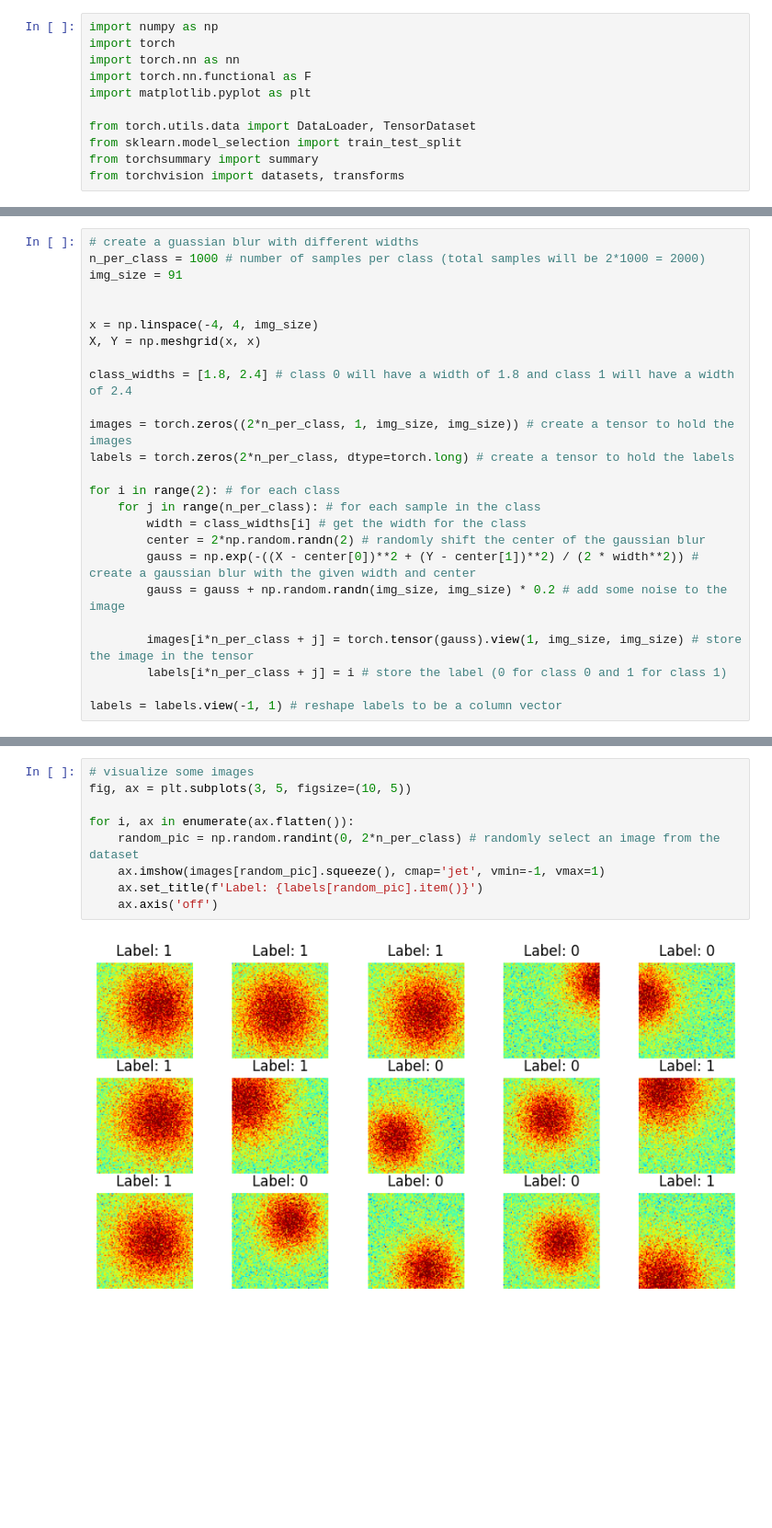
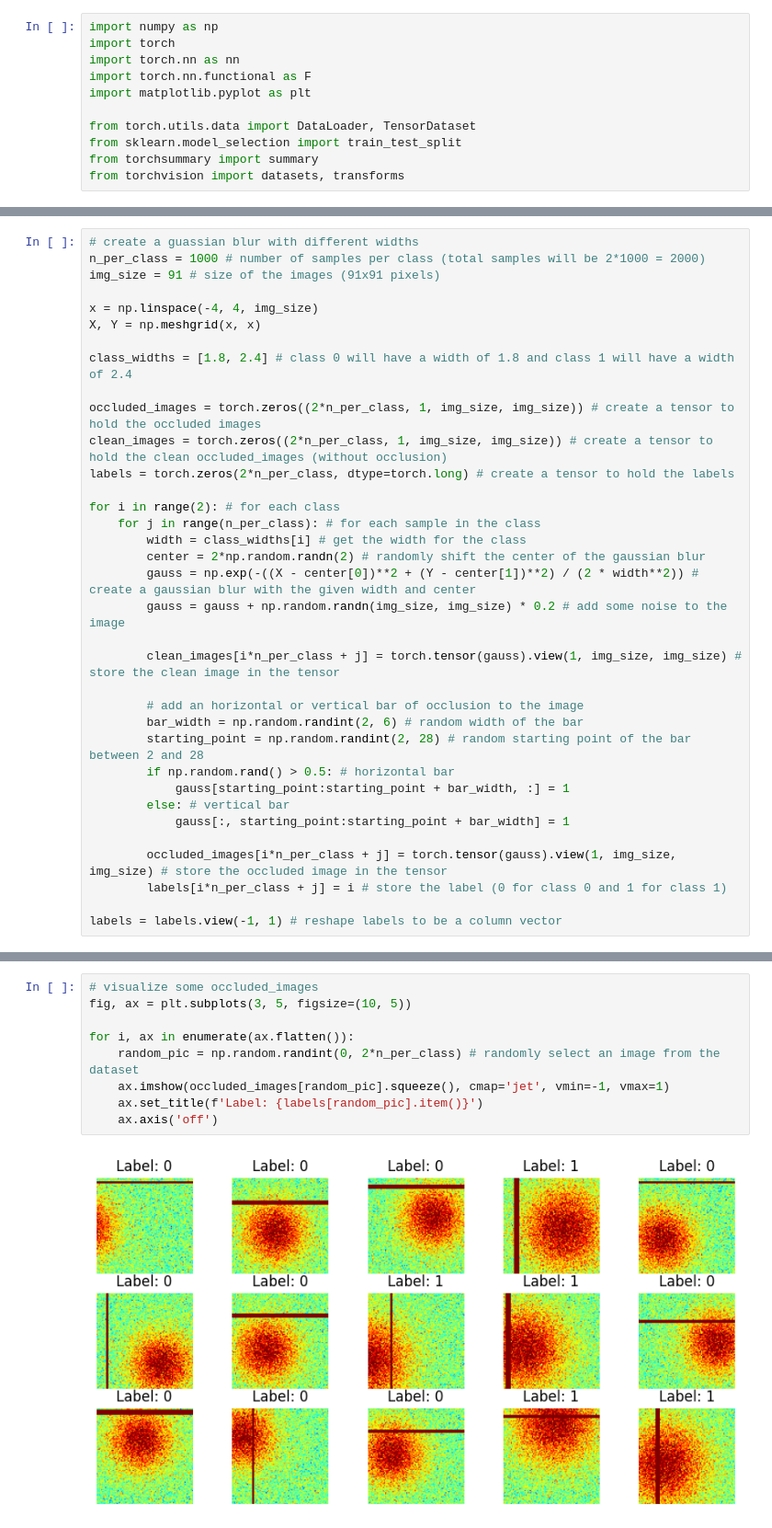
Before and after one commit to pablogasco1/deep-learning, a Jupyter notebook: notebooks/12-CNNs-designs3.ipynb, the cells around one changed output, grey strips where cells are left out. Shown at 92% size. Cells and saved outputs as stored; diff of their text form; blank space fills up the shorter version.

```diff
--- a/notebooks/12-CNNs-designs3.ipynb
+++ b/notebooks/12-CNNs-designs3.ipynb
@@ -18,15 +16,15 @@ Can a CNN distingish between Class 0 (low spread of the noise) and Class 1 (high
 # %%
 # create a guassian blur with different widths
 n_per_class = 1000 # number of samples per class (total samples will be 2*1000 = 2000)
-img_size = 91
-
+img_size = 91 # size of the images (91x91 pixels)
 
 x = np.linspace(-4, 4, img_size)
 X, Y = np.meshgrid(x, x)
 
 class_widths = [1.8, 2.4] # class 0 will have a width of 1.8 and class 1 will have a width of 2.4
 
-images = torch.zeros((2*n_per_class, 1, img_size, img_size)) # create a tensor to hold the images
+occluded_images = torch.zeros((2*n_per_class, 1, img_size, img_size)) # create a tensor to hold the occluded images
+clean_images = torch.zeros((2*n_per_class, 1, img_size, img_size)) # create a tensor to hold the clean occluded_images (without occlusion)
 labels = torch.zeros(2*n_per_class, dtype=torch.long) # create a tensor to hold the labels
 
 for i in range(2): # for each class
@@ -36,7 +34,17 @@ for i in range(2): # for each class
         gauss = np.exp(-((X - center[0])**2 + (Y - center[1])**2) / (2 * width**2)) # create a gaussian blur with the given width and center
         gauss = gauss + np.random.randn(img_size, img_size) * 0.2 # add some noise to the image
 
-        images[i*n_per_class + j] = torch.tensor(gauss).view(1, img_size, img_size) # store the image in the tensor
+        clean_images[i*n_per_class + j] = torch.tensor(gauss).view(1, img_size, img_size) # store the clean image in the tensor
+
+        # add an horizontal or vertical bar of occlusion to the image
+        bar_width = np.random.randint(2, 6) # random width of the bar
+        starting_point = np.random.randint(2, 28) # random starting point of the bar between 2 and 28
+        if np.random.rand() > 0.5: # horizontal bar
+            gauss[starting_point:starting_point + bar_width, :] = 1
+        else: # vertical bar
+            gauss[:, starting_point:starting_point + bar_width] = 1
+
+        occluded_images[i*n_per_class + j] = torch.tensor(gauss).view(1, img_size, img_size) # store the occluded image in the tensor
         labels[i*n_per_class + j] = i # store the label (0 for class 0 and 1 for class 1)
 
 labels = labels.view(-1, 1) # reshape labels to be a column vector
@@ -43,13 +53,13 @@ labels = labels.view(-1, 1) # reshape labels to be a column vector
 # %%
-# visualize some images
+# visualize some occluded_images
 fig, ax = plt.subplots(3, 5, figsize=(10, 5))
 
 for i, ax in enumerate(ax.flatten()):
     random_pic = np.random.randint(0, 2*n_per_class) # randomly select an image from the dataset
-    ax.imshow(images[random_pic].squeeze(), cmap='jet', vmin=-1, vmax=1)
+    ax.imshow(occluded_images[random_pic].squeeze(), cmap='jet', vmin=-1, vmax=1)
     ax.set_title(f'Label: {labels[random_pic].item()}')
     ax.axis('off')
 # %% [output]
-[figure, old version]
+[figure, new version]
 # %%
 # create train and test dataloaders
```
Also changed, not shown: parts of 21 cells of this notebook, 4 other files.
